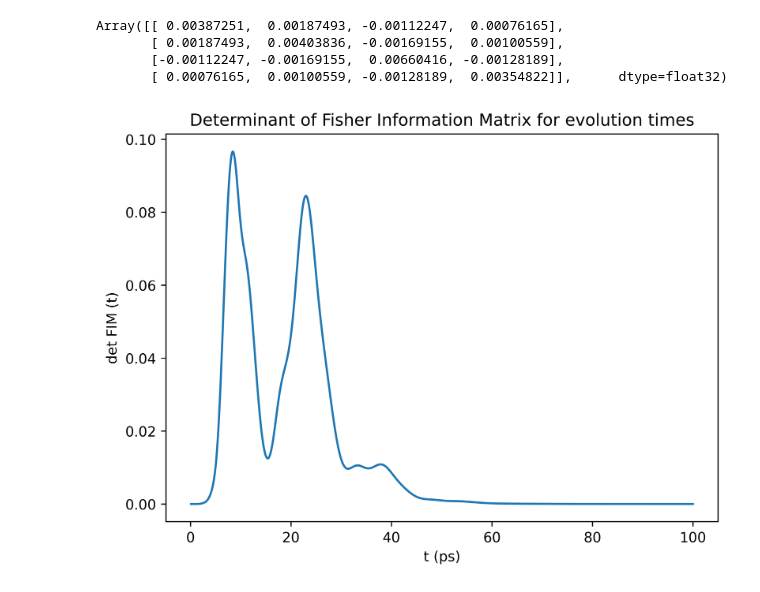
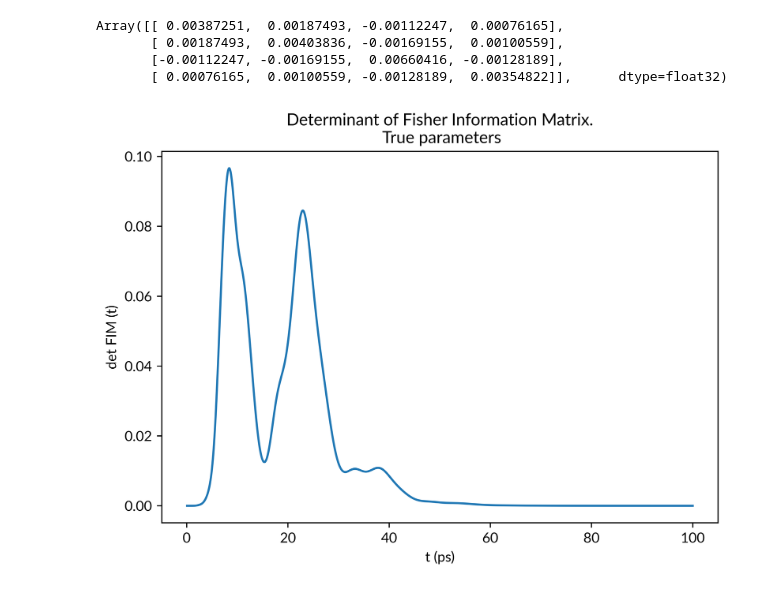
Before and after one commit to Rumoa/qll_qdots, a Jupyter notebook: data_analysis/analysis_of_det_fisher.ipynb, the cells around one changed output. Drawn from its saved outputs; the diff is of its cells as text; code cells hidden in the pictures.

```diff
--- a/data_analysis/analysis_of_det_fisher.ipynb
+++ b/data_analysis/analysis_of_det_fisher.ipynb
@@ -21,18 +21,31 @@ Array([[ 0.00387251,  0.00187493, -0.00112247,  0.00076165],
 det_fim_times = vmap(lambda a: jnp.linalg.det(model.fim(true_pars, a)), in_axes=(0))(times)
 # %%
 import matplotlib
+
+import matplotlib.font_manager as font_manager
+
+# Add every font at the specified location
+font_dir = ['/Users/darioradecic/Downloads/Merriweather']
+for font in font_manager.findSystemFonts(font_dir):
+    font_manager.fontManager.addfont(font)
+
+# font_manager.get_font_names()
+
+
+from matplotlib import rcParams
+rcParams['font.family'] = 'Lato'
 
 
 
 
 plt.figure(dpi=600)
 plt.plot(times, det_fim_times)
 plt.xlabel("t (ps)")
 plt.ylabel("det FIM (t)")
-plt.title("Determinant of Fisher Information Matrix for evolution times")
+plt.title("Determinant of Fisher Information Matrix.\n True parameters")
 plt.tight_layout()
 
-plt.savefig("example.pdf")
+plt.savefig("determinant_FIM_true.pdf", dpi=600)
 plt.show()
 # %% [output]
-[figure, old version]
+[figure, new version]
```
Also changed, not shown: parts of 4 cells of this notebook, 6 other files.
